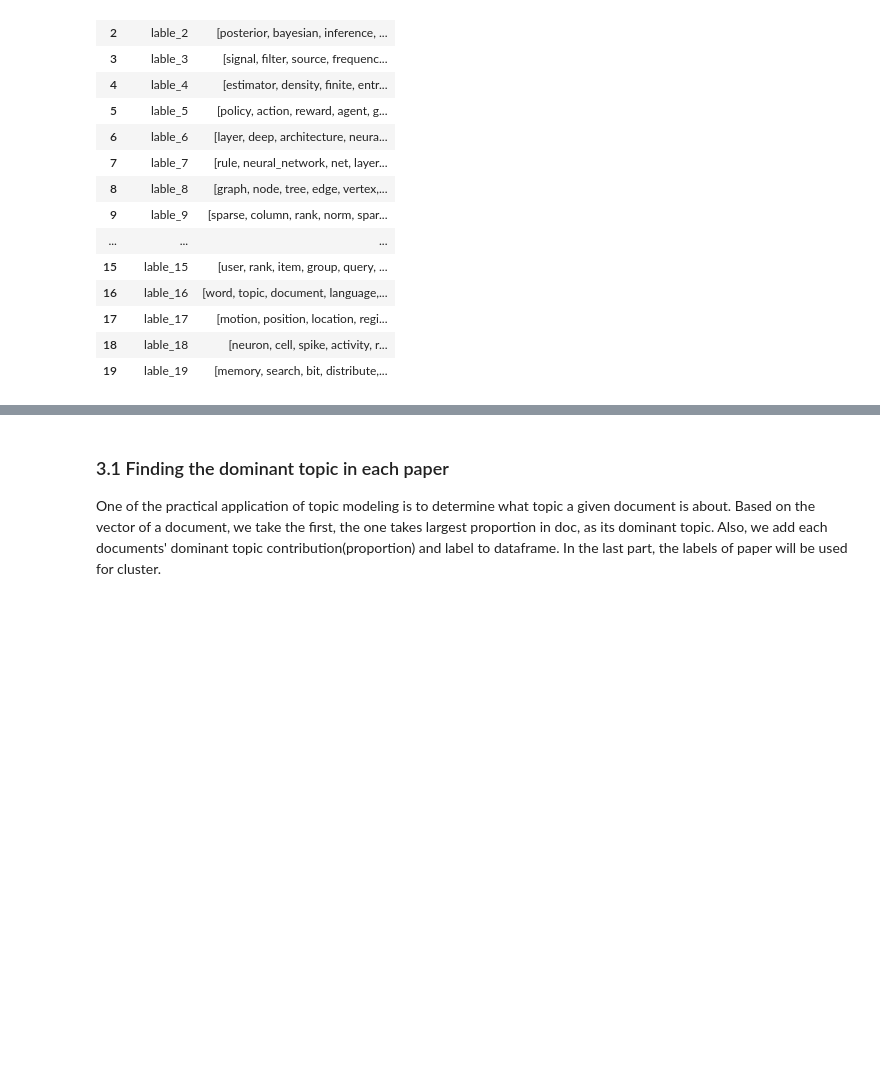
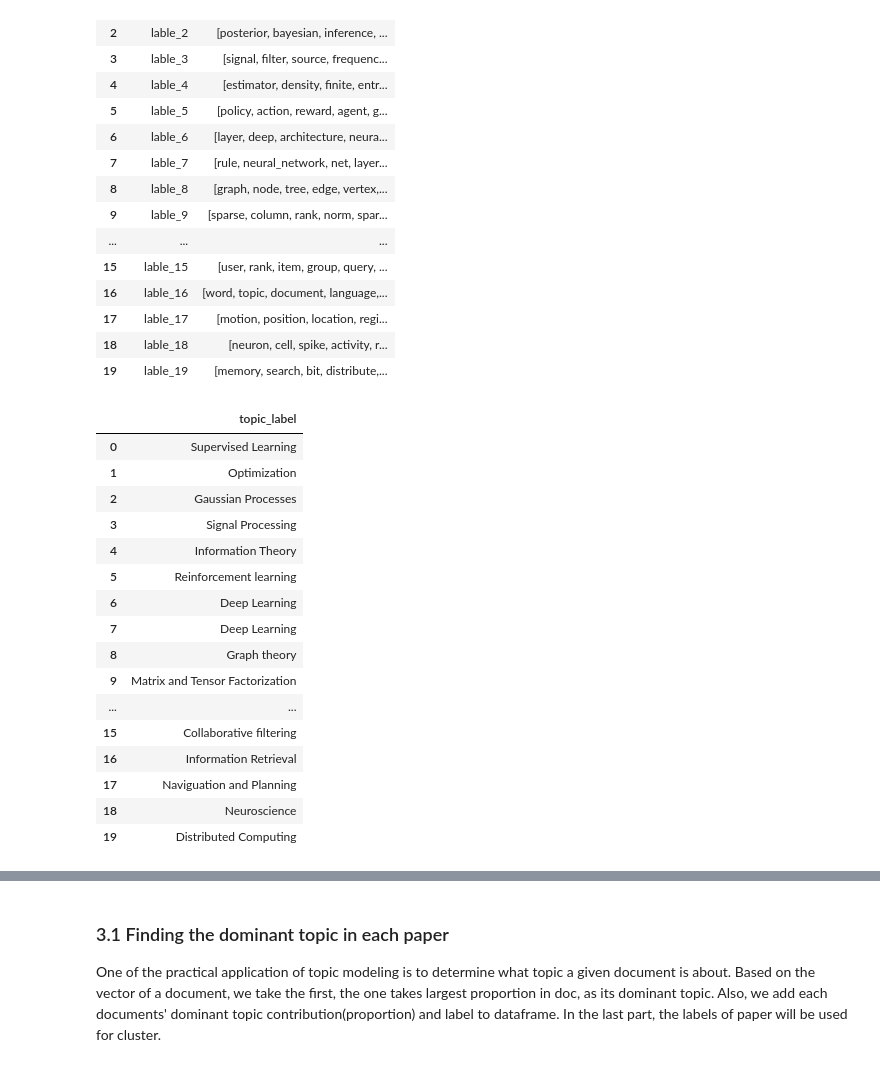
Before and after one commit to sting1000/ntds_project, a Jupyter notebook: topic_exploration.ipynb, the cells around one changed output, grey strips where cells are left out. Saved outputs shown, nothing was run; the diff lists cells and outputs as text; code cells hidden in the pictures; blank space fills up the shorter version.

```diff
--- a/topic_exploration.ipynb
+++ b/topic_exploration.ipynb
@@ -542,0 +532,27 @@ t
+# %%
+manul_label = pd.DataFrame([(0, 'Supervised Learning'),(1, 'Optimization'),(2, 'Gaussian Processes'),(3, 'Signal Processing'),(4, 'Information Theory'),
+              (5, 'Reinforcement learning'),(6, 'Deep Learning'),(7, 'Deep Learning'),(8, 'Graph theory'),(9, 'Matrix and Tensor Factorization'),
+              (10, 'Unsupervised Learning'),(11, 'Computer vision'),(12, 'Bandit algorithms'),(13, 'Kernel methods'),(14, 'Human Learning'),
+              (15, 'Collaborative filtering'),(16, 'Information Retrieval'),(17, 'Naviguation and Planning'),(18, 'Neuroscience'),(19, 'Distributed Computing'),])
+# manul_label = pd.DataFrame(l)
+manul_label.columns = ['topic_num', 'topic_label']
+df_topic_label.topic_label = manul_label.topic_label
+df_topic_label
+# %% [output]
+|  | topic_label |
+| 0 | Supervised Learning |
+| 1 | Optimization |
+| 2 | Gaussian Processes |
+| 3 | Signal Processing |
+| 4 | Information Theory |
+| 5 | Reinforcement learning |
+| 6 | Deep Learning |
+| 7 | Deep Learning |
+| 8 | Graph theory |
+| 9 | Matrix and Tensor Factorization |
+| ... | ... |
+| 15 | Collaborative filtering |
+| 16 | Information Retrieval |
+| 17 | Naviguation and Planning |
+| 18 | Neuroscience |
+| 19 | Distributed Computing |
```
Also changed, not shown: parts of 11 cells of this notebook.
